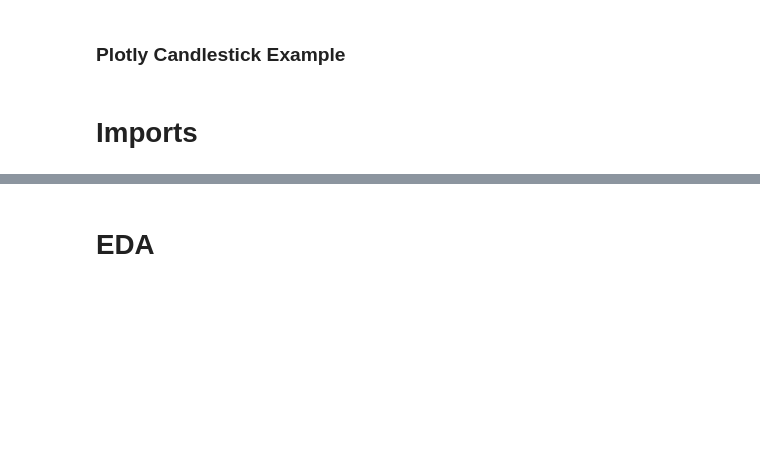
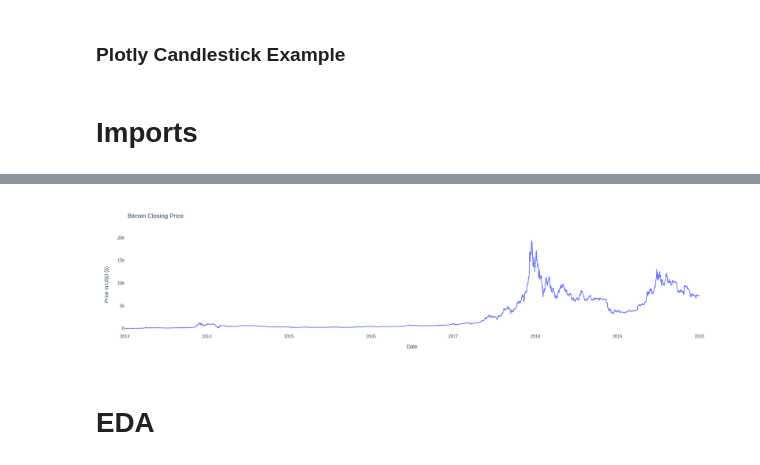
Before and after one commit to Rhuck1/Bitcoin-Price-Analysis, a Jupyter notebook: capstone_2_rough_draft.ipynb, the cells around one changed output, grey strips where cells are left out. Saved outputs shown, nothing was run; the diff lists cells and outputs as text; code cells hidden in the pictures; blank space fills up the shorter version.

```diff
--- a/capstone_2_rough_draft.ipynb
+++ b/capstone_2_rough_draft.ipynb
@@ -127,4 +131,9 @@ from plotly.offline import download_plotlyjs, init_notebook_mode, plot, iplot
 py.offline.init_notebook_mode(connected=True)
 # %%
 # How far back can we get bitcoin data?
-data = yf.download(tickers='BITCOIN SYMBOL', start= , end=)
+# data = yf.download(tickers='AAPL', period='max', interval='1d')
+# data = yf.download(tickers='AAPL', start='2021-07-01', end='2021-07-08', threads=False)
+
+data = ipy.get_crypto_historical_data(crypto='bitcoin', from_date='01/01/2013', to_date='01/01/2020')
+
+data.head()
@@ -131,3 +168,14 @@ data = yf.download(tickers='BITCOIN SYMBOL', start= , end=)
+# %%
+# fig = px.line(data, x=data.index, y=data['Close'], title='Bitcoin Closing Price')
+# #fig.update_xaxes(title_text='Date', nticks=16)
+# fig.update_yaxes(title_text='Price in USD ($)')
+# fig.update_layout(plot_bgcolor='white')
+# fig.show()
+
+fig= px.line(data.index, y=data.['Close'], Title='Bitcoin Closing Price')
+fig.update_xaxes
+# %% [output]
+[figure, added]
 # %% [markdown]
 # EDA
 # %% [markdown]
```
Also changed, not shown: parts of 3 cells of this notebook, 1 other file.
